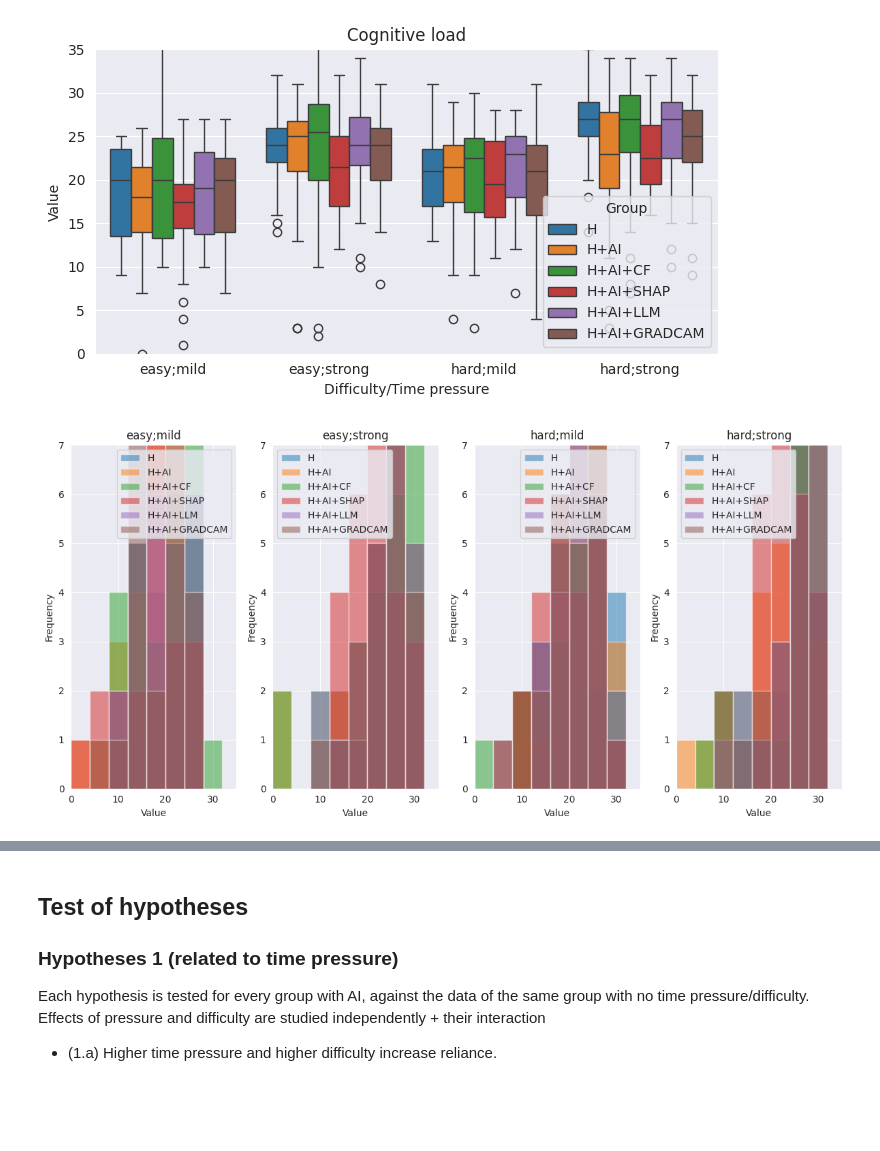
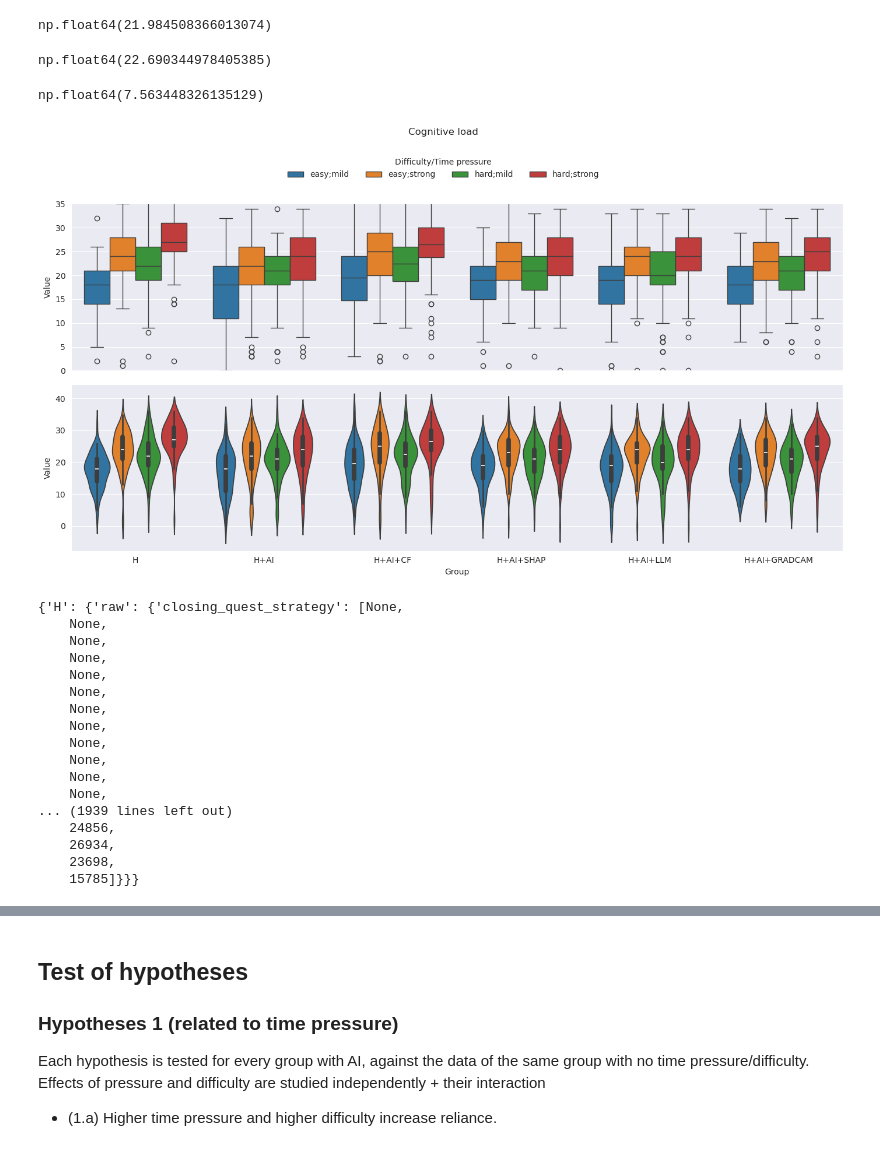
Before and after one commit to jules-leguy/xaipatimg, a Jupyter notebook: notebooks/results_analysis/02.03_db3.2.0_expv2.ipynb, the cells around one changed output, grey strips where cells are left out. Saved outputs shown, nothing was run; the diff lists cells and outputs as text; code cells hidden in the pictures; blank space fills up the shorter version.

```diff
--- a/notebooks/results_analysis/02.03_db3.2.0_expv2.ipynb
+++ b/notebooks/results_analysis/02.03_db3.2.0_expv2.ipynb
@@ -286,6 +293,7 @@ Total: 167
 # %%
 def filter_on_attention_tests(results_filenames_d):
-    res = extract_quest_results(results_dir, results_filenames_d, protocol_paths_d, ["attentioncheck_1", "attentioncheck_2"])
+    res = extract_quest_results(results_dir, results_filenames_d, protocol_paths_d,
+                                ["attentioncheck_1", "attentioncheck_2"])
     filtered_results_filenames_d = {}
 
     for k, v in res.items():
@@ -296,7 +304,6 @@ def filter_on_attention_tests(results_filenames_d):
             else:
                 passes1 = v["raw"]["attentioncheck_1"][i][0] == 2 and v["raw"]["attentioncheck_1"][i][1] == 0
 
-
             if v["raw"]["attentioncheck_2"][i] is None:
                 passes2 = False
             else:
@@ -324,0 +332,5 @@ Total: 160
+# %%
+print("Success rate at attention tests :")
+for k, v in results_filenames_d.items():
+    total += len(v)
+    print(f"{k}: {len(v)/len(results_filenames_before_filtering[k])*100:.2f}%")
@@ -325,6 +345,7 @@ Total: 160
 # %%
 def filter_comprehension_score(results_filenames_d):
-    comprehension_score_d, _, _, _, _ = compute_scores(results_dir, results_filenames_d, protocol_paths_d, tasks_dir, COMPREHENSION_TASKS, TASK_PROTOCOL_KEYS)
+    comprehension_score_d, _, _, _, _ = compute_scores(results_dir, results_filenames_d, protocol_paths_d, tasks_dir,
+                                                       COMPREHENSION_TASKS, TASK_PROTOCOL_KEYS)
     filtered_results_filenames_d = {}
 
     for k, v in comprehension_score_d.items():
@@ -685,8 +714,26 @@ plot_boxplot(times_data, "Time (m)", title="Time")
+# %%
+np.mean(alltimes)
+# %% [output]
+np.float64(21.984508366013074)
+# %%
+3 * np.std(alltimes)
+# %% [output]
+np.float64(22.690344978405385)
+# %%
+np.std(alltimes)
+# %% [output]
+np.float64(7.563448326135129)
 # %%
 def process_cogload(cogload_results):
-    output_d = {}
+
+    output_d = {
+        "easy;mild": {},
+        "easy;strong": {},
+        "hard;mild": {},
+        "hard;strong": {},
+    }
+
     for k, v in cogload_results.items():
-        output_d[k] = {}
         for session_id, results_list in v["raw"].items():
 
             if session_id == "mainexp_easy_mild_cogload":
@@ -699,9 +746,9 @@ def process_cogload(cogload_results):
                 session_name = "hard;strong"
 
             if session_id not in output_d:
-                output_d[k][session_name] = []
+                output_d[session_name][k] = []
             for result_arr in results_list:
-                output_d[k][session_name].append(np.sum(result_arr))
+                output_d[session_name][k].append(np.sum(result_arr))
 
     return output_d
 # %%
@@ -714,14 +761,14 @@ cogload_results = extract_quest_results(results_dir, results_filenames_d, protoc
 # %%
 cogload_processed = process_cogload(cogload_results)
 # %%
-plot_boxplot_nested(
+plot_distributions_nested(
     cogload_processed,
-    "Difficulty/Time pressure",
-    dataset_name="Group",
+    "Group",
+    dataset_name="Difficulty/Time pressure",
     title="Cognitive load",
-    y_lim=(0,35),
+    y_lim=(0, 35),
     y_line=None,
-    figsize=(7, 4),
+    # figsize=(7, 4),
 )
 # %% [output]
-[figure, old version]
+[figure, new version]
@@ -775,4 +774,0 @@ def plot_grouped_histograms(data, xlim, ylim=None, alpha=0.5, figsize=(12, 6), b
-# %%
-plot_grouped_histograms(cogload_processed, xlim=(0, 35), ylim=(0, 7), figsize=(12, 6), bins=np.arange(0, 35, 4))
-# %% [output]
-[figure, removed]
@@ -788,4 +777,24 @@ cogload_results = extract_quest_results(results_dir, results_filenames_d, protoc
 # %%
 
 # extract_quest_results(results_dir, results_filenames_d, protocol_paths_d, ["attentioncheck_2"])
+# %%
+extract_quest_results(results_dir, results_filenames_d, protocol_paths_d, ["closing_quest_strategy"])
+# %% [output]
+{'H': {'raw': {'closing_quest_strategy': [None,
+    None,
+    None,
+    None,
+    None,
+    None,
+    None,
+    None,
+    None,
+    None,
+    None,
+    None,
+... (1939 lines left out)
+    24856,
+    26934,
+    23698,
+    15785]}}}
 # %%
```
Also changed, not shown: parts of 110 cells of this notebook, 6 other files.
